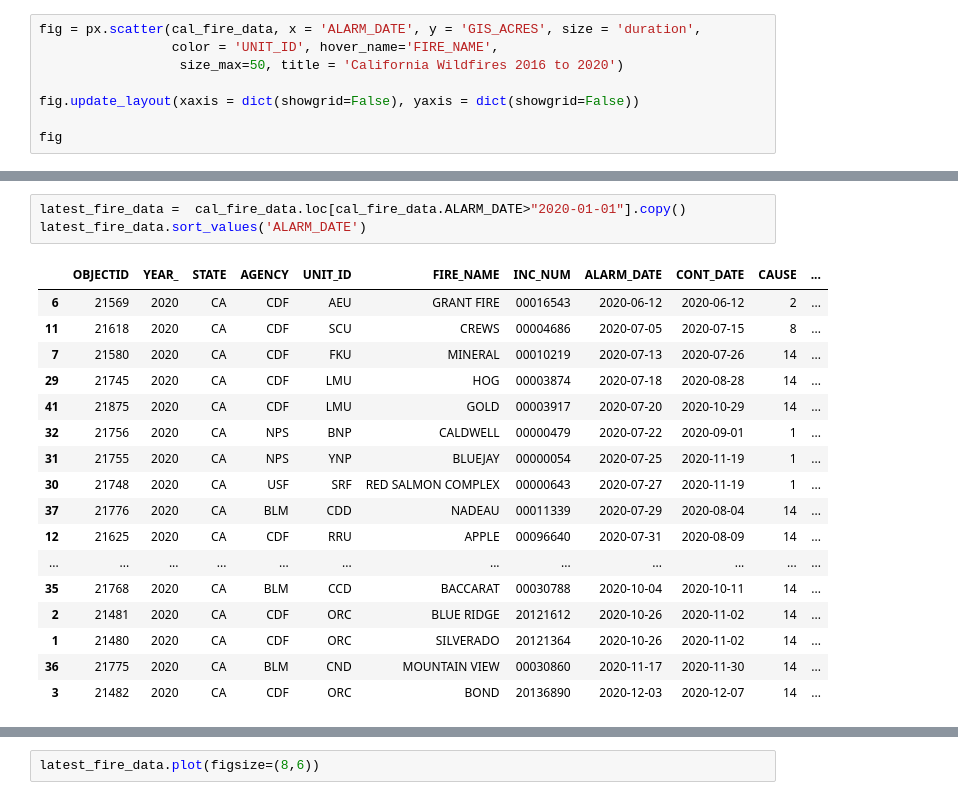
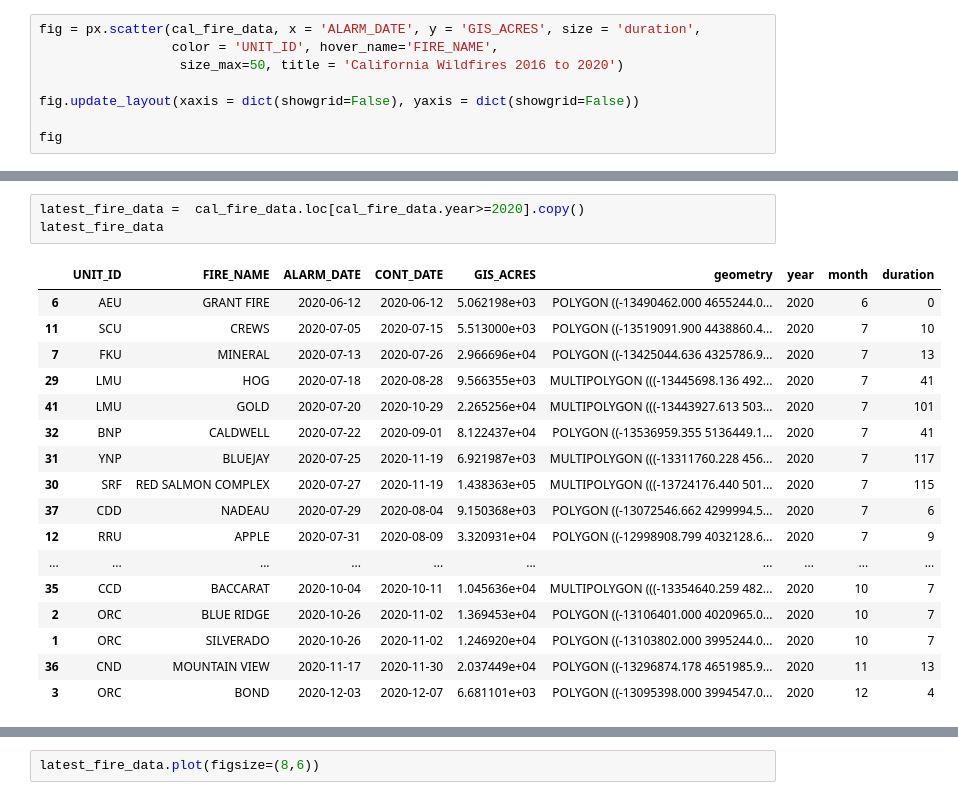
Before and after one commit to shivavsrivastava/AQIIndexDuringAndAfterFire, a Jupyter notebook: AQIIndex.ipynb, the cells around one changed output, grey strips where cells are left out. Saved outputs shown, nothing was run; the diff lists cells and outputs as text.

```diff
--- a/AQIIndex.ipynb
+++ b/AQIIndex.ipynb
@@ -112,21 +118,21 @@ fig
 # %%
-latest_fire_data =  cal_fire_data.loc[cal_fire_data.ALARM_DATE>"2020-01-01"].copy()
-latest_fire_data.sort_values('ALARM_DATE')
+latest_fire_data =  cal_fire_data.loc[cal_fire_data.year>=2020].copy()
+latest_fire_data
 # %% [output]
-|  | OBJECTID | YEAR_ | STATE | AGENCY | UNIT_ID | FIRE_NAME | INC_NUM | ALARM_DATE | CONT_DATE | CAUSE | ... |
-| 6 | 21569 | 2020 | CA | CDF | AEU | GRANT FIRE | 00016543 | 2020-06-12 | 2020-06-12 | 2 | ... |
-| 11 | 21618 | 2020 | CA | CDF | SCU | CREWS | 00004686 | 2020-07-05 | 2020-07-15 | 8 | ... |
-| 7 | 21580 | 2020 | CA | CDF | FKU | MINERAL | 00010219 | 2020-07-13 | 2020-07-26 | 14 | ... |
-| 29 | 21745 | 2020 | CA | CDF | LMU | HOG | 00003874 | 2020-07-18 | 2020-08-28 | 14 | ... |
-| 41 | 21875 | 2020 | CA | CDF | LMU | GOLD | 00003917 | 2020-07-20 | 2020-10-29 | 14 | ... |
-| 32 | 21756 | 2020 | CA | NPS | BNP | CALDWELL | 00000479 | 2020-07-22 | 2020-09-01 | 1 | ... |
-| 31 | 21755 | 2020 | CA | NPS | YNP | BLUEJAY | 00000054 | 2020-07-25 | 2020-11-19 | 1 | ... |
-| 30 | 21748 | 2020 | CA | USF | SRF | RED SALMON COMPLEX | 00000643 | 2020-07-27 | 2020-11-19 | 1 | ... |
-| 37 | 21776 | 2020 | CA | BLM | CDD | NADEAU | 00011339 | 2020-07-29 | 2020-08-04 | 14 | ... |
-| 12 | 21625 | 2020 | CA | CDF | RRU | APPLE | 00096640 | 2020-07-31 | 2020-08-09 | 14 | ... |
-| ... | ... | ... | ... | ... | ... | ... | ... | ... | ... | ... | ... |
-| 35 | 21768 | 2020 | CA | BLM | CCD | BACCARAT | 00030788 | 2020-10-04 | 2020-10-11 | 14 | ... |
-| 2 | 21481 | 2020 | CA | CDF | ORC | BLUE RIDGE | 20121612 | 2020-10-26 | 2020-11-02 | 14 | ... |
-| 1 | 21480 | 2020 | CA | CDF | ORC | SILVERADO | 20121364 | 2020-10-26 | 2020-11-02 | 14 | ... |
-| 36 | 21775 | 2020 | CA | BLM | CND | MOUNTAIN VIEW | 00030860 | 2020-11-17 | 2020-11-30 | 14 | ... |
-| 3 | 21482 | 2020 | CA | CDF | ORC | BOND | 20136890 | 2020-12-03 | 2020-12-07 | 14 | ... |
+|  | UNIT_ID | FIRE_NAME | ALARM_DATE | CONT_DATE | GIS_ACRES | geometry | year | month | duration |
+| 6 | AEU | GRANT FIRE | 2020-06-12 | 2020-06-12 | 5.062198e+03 | POLYGON ((-13490462.000 4655244.0... | 2020 | 6 | 0 |
+| 11 | SCU | CREWS | 2020-07-05 | 2020-07-15 | 5.513000e+03 | POLYGON ((-13519091.900 4438860.4... | 2020 | 7 | 10 |
+| 7 | FKU | MINERAL | 2020-07-13 | 2020-07-26 | 2.966696e+04 | POLYGON ((-13425044.636 4325786.9... | 2020 | 7 | 13 |
+| 29 | LMU | HOG | 2020-07-18 | 2020-08-28 | 9.566355e+03 | MULTIPOLYGON (((-13445698.136 492... | 2020 | 7 | 41 |
+| 41 | LMU | GOLD | 2020-07-20 | 2020-10-29 | 2.265256e+04 | MULTIPOLYGON (((-13443927.613 503... | 2020 | 7 | 101 |
+| 32 | BNP | CALDWELL | 2020-07-22 | 2020-09-01 | 8.122437e+04 | POLYGON ((-13536959.355 5136449.1... | 2020 | 7 | 41 |
+| 31 | YNP | BLUEJAY | 2020-07-25 | 2020-11-19 | 6.921987e+03 | MULTIPOLYGON (((-13311760.228 456... | 2020 | 7 | 117 |
+| 30 | SRF | RED SALMON COMPLEX | 2020-07-27 | 2020-11-19 | 1.438363e+05 | MULTIPOLYGON (((-13724176.440 501... | 2020 | 7 | 115 |
+| 37 | CDD | NADEAU | 2020-07-29 | 2020-08-04 | 9.150368e+03 | POLYGON ((-13072546.662 4299994.5... | 2020 | 7 | 6 |
+| 12 | RRU | APPLE | 2020-07-31 | 2020-08-09 | 3.320931e+04 | POLYGON ((-12998908.799 4032128.6... | 2020 | 7 | 9 |
+| ... | ... | ... | ... | ... | ... | ... | ... | ... | ... |
+| 35 | CCD | BACCARAT | 2020-10-04 | 2020-10-11 | 1.045636e+04 | MULTIPOLYGON (((-13354640.259 482... | 2020 | 10 | 7 |
+| 2 | ORC | BLUE RIDGE | 2020-10-26 | 2020-11-02 | 1.369453e+04 | POLYGON ((-13106401.000 4020965.0... | 2020 | 10 | 7 |
+| 1 | ORC | SILVERADO | 2020-10-26 | 2020-11-02 | 1.246920e+04 | POLYGON ((-13103802.000 3995244.0... | 2020 | 10 | 7 |
+| 36 | CND | MOUNTAIN VIEW | 2020-11-17 | 2020-11-30 | 2.037449e+04 | POLYGON ((-13296874.178 4651985.9... | 2020 | 11 | 13 |
+| 3 | ORC | BOND | 2020-12-03 | 2020-12-07 | 6.681101e+03 | POLYGON ((-13095398.000 3994547.0... | 2020 | 12 | 4 |
```
Also changed, not shown: parts of 9 cells of this notebook, 1 other file.
